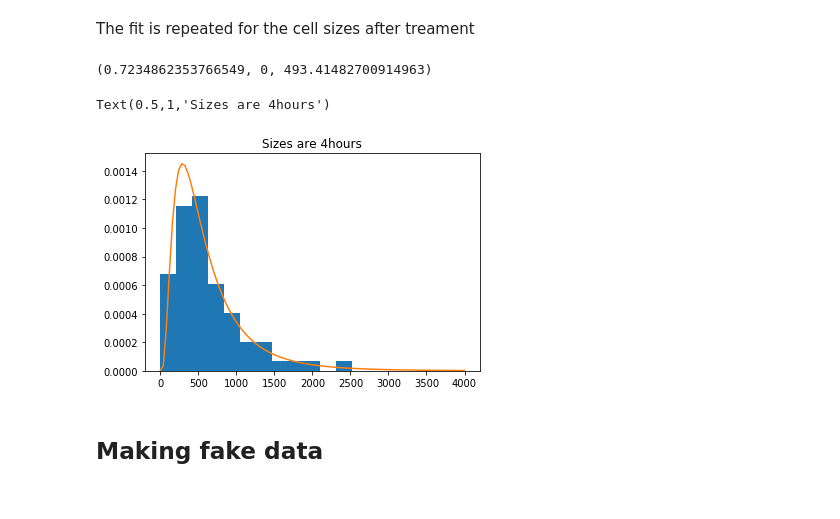
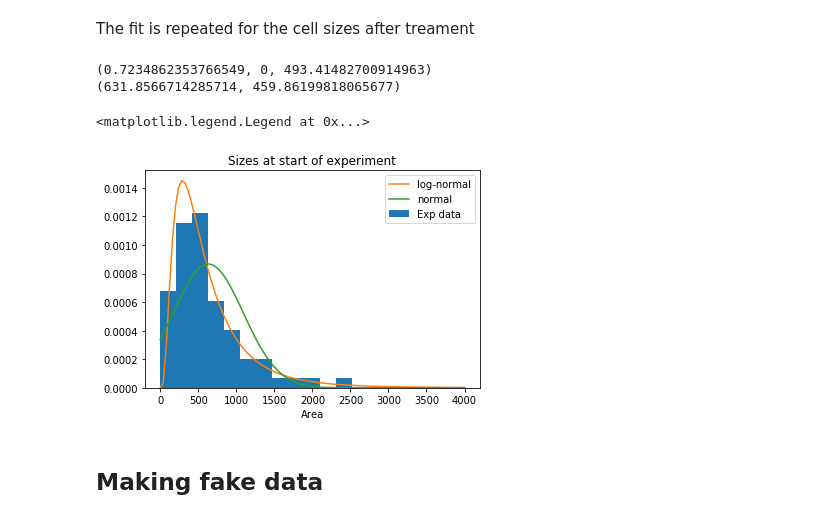
Before and after one commit to evenhuis/exp-design-example, a Jupyter notebook: exp_design.ipynb, the cells around one changed output. Saved outputs shown, nothing was run; the diff lists cells and outputs as text; code cells hidden in the pictures.

```diff
--- a/exp_design.ipynb
+++ b/exp_design.ipynb
@@ -71,4 +71,4 @@ Compared to the more familar normal distribution, is more realisitic for describ
 # %%
 ln_param=stats.lognorm.fit(df1['Area'],floc=0)
-nm_param=stats.norm.fit(df1['Area'],loc=1200,scale=600)
+nm_param=stats.norm.fit   (df1['Area'])
 # %% [markdown]
@@ -91,15 +91,21 @@ plt.legend()
 The fit is repeated for the cell sizes after treament
 # %%
 ln_param4=stats.lognorm.fit(df4['Area'],floc=0)
+nm_param4=stats.norm.fit(df4['Area'])
 print(ln_param4)
+print(nm_param4)
 x = np.linspace(0,4000,100)
-plt.hist(df4['Area'], bins=np.linspace(0,4000,20),density=True)
-plt.plot(x,stats.lognorm.pdf(x,ln_param4[0],scale=ln_param4[2]),label="log-normal")
-plt.title("Sizes are 4hours")
+plt.hist(df4['Area'], bins=np.linspace(0,4000,20),density=True,    label="Exp data")
+plt.plot(x,stats.lognorm.pdf(x,ln_param4[0]  ,scale=ln_param4[2]),   label="log-normal")
+plt.plot(x,stats.norm.pdf   (x,loc=nm_param4[0],scale=nm_param4[1]), label="normal")
+plt.xlabel("Area")
+plt.title("Sizes at start of experiment")
+plt.legend()
 # %% [output]
 (0.7234862353766549, 0, 493.41482700914963)
+(631.8566714285714, 459.86199818065677)
-Text(0.5,1,'Sizes are 4hours')
+<matplotlib.legend.Legend at 0x...>
-[figure, old version]
+[figure, new version]
 # %% [markdown]
 ## Making fake data
 # %% [markdown]
```
Also changed, not shown: parts of 16 cells of this notebook.
